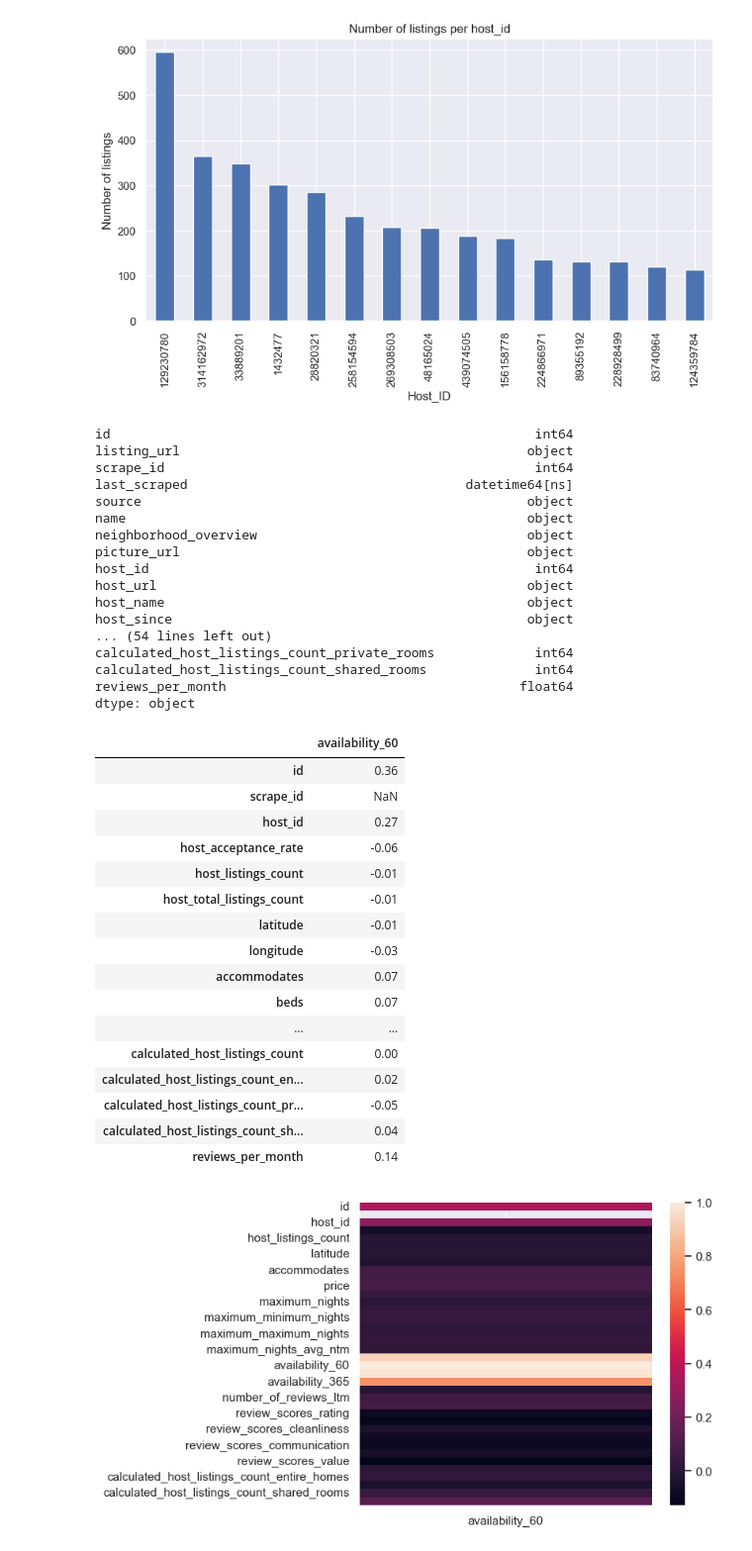
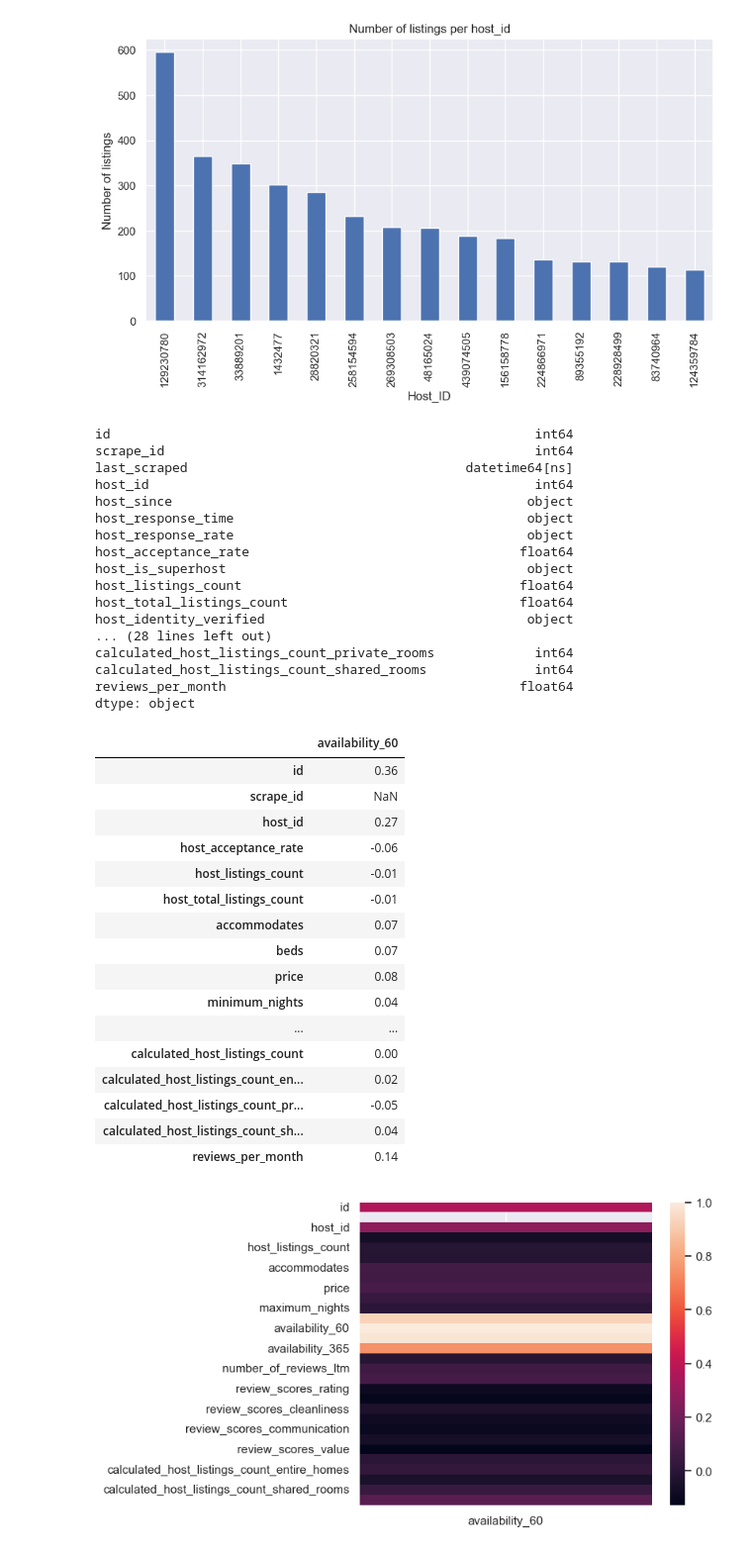
Before and after one commit to 18txm/inside-airbnb-vacancies, a Jupyter notebook: EDA Listing.ipynb, the cells around one changed output. Shown: that part at 99% size. Drawn from its saved outputs; the diff is of its cells as text; code cells hidden in the pictures.

Commit message:
Continued Listing.csv EDA

```diff
--- a/EDA Listing.ipynb
+++ b/EDA Listing.ipynb
@@ -151,6 +148,32 @@ dfListings = dfListings.drop(['neighbourhood_group_cleansed',
                               'license',
                               'bathrooms',
                               'calendar_updated',
-                              'bedrooms'], axis=1)
+                              'bedrooms',
+                              'listing_url',
+                              'source',
+                              'name',
+                              'neighborhood_overview',
+                              'picture_url',
+                              'host_url',
+                              'host_name',
+                              'host_location',
+                              'host_about',
+                              'host_thumbnail_url',
+                              'host_picture_url',
+                              'host_neighbourhood',
+                              'host_verifications',
+                              'host_has_profile_pic',
+                              'latitude',
+                              'longitude',
+                              'property_type',
+                              'room_type',
+                              'bathrooms_text',
+                              'amenities',
+                              'minimum_minimum_nights',
+                              'maximum_minimum_nights',
+                              'minimum_maximum_nights',
+                              'maximum_maximum_nights',
+                              'minimum_nights_avg_ntm',
+                              'maximum_nights_avg_ntm'], axis=1)
 dfListings.head(5)
 # %% [output]
@@ -195,18 +218,18 @@ plt.xlabel('Host_ID');
 dfListings.dtypes
 # %% [output]
 id                                                       int64
-listing_url                                             object
 scrape_id                                                int64
 last_scraped                                    datetime64[ns]
-source                                                  object
-name                                                    object
-neighborhood_overview                                   object
-picture_url                                             object
 host_id                                                  int64
-host_url                                                object
-host_name                                               object
 host_since                                              object
-... (54 lines left out)
+host_response_time                                      object
+host_response_rate                                      object
+host_acceptance_rate                                   float64
+host_is_superhost                                       object
+host_listings_count                                    float64
+host_total_listings_count                              float64
+host_identity_verified                                  object
+... (28 lines left out)
 calculated_host_listings_count_private_rooms             int64
 calculated_host_listings_count_shared_rooms              int64
 reviews_per_month                                      float64
@@ -214,22 +237,23 @@ dtype: object
 # %%
 c= dfListings.corr(method='pearson', numeric_only=True)[['availability_60']]
 sns.heatmap(c)
+c
 # %% [output]
 |  | availability_60 |
 | id | 0.36 |
 | scrape_id | NaN |
 | host_id | 0.27 |
 | host_acceptance_rate | -0.06 |
 | host_listings_count | -0.01 |
 | host_total_listings_count | -0.01 |
-| latitude | -0.01 |
-| longitude | -0.03 |
 | accommodates | 0.07 |
 | beds | 0.07 |
+| price | 0.08 |
+| minimum_nights | 0.04 |
 | ... | ... |
 | calculated_host_listings_count | 0.00 |
 | calculated_host_listings_count_en... | 0.02 |
 | calculated_host_listings_count_pr... | -0.05 |
 | calculated_host_listings_count_sh... | 0.04 |
 | reviews_per_month | 0.14 |
-[figure, old version]
+[figure, new version]
```
Also changed, not shown: parts of 8 cells of this notebook.
